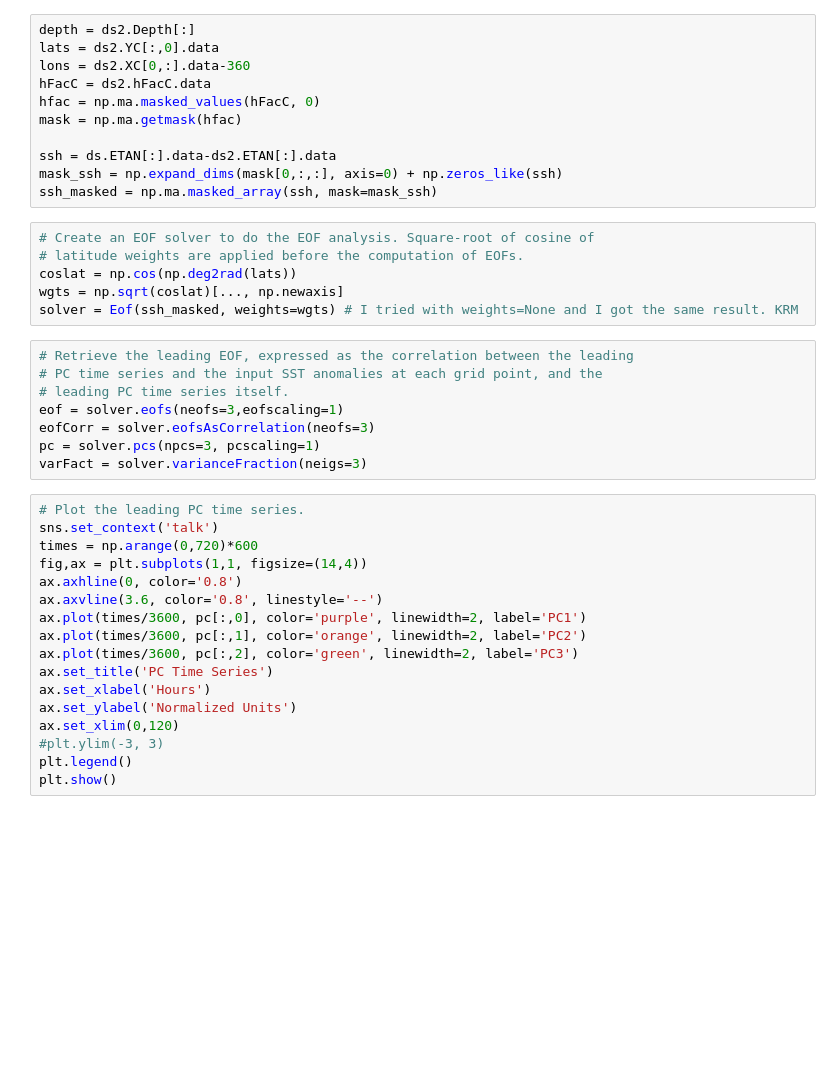
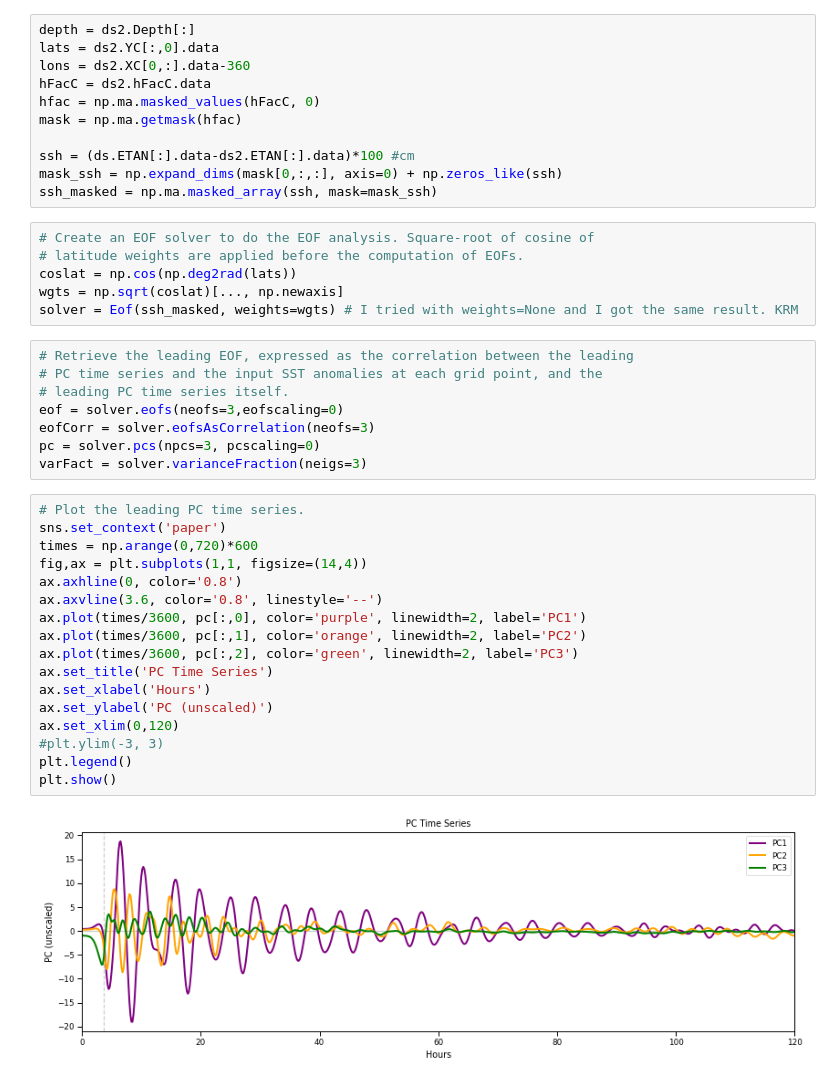
Before and after one commit to anakarinarm/notebooks_SVB, a Jupyter notebook: MITgcm/domain5/figures_paper/figure07.ipynb, the cells around one changed output. Saved outputs shown, nothing was run; the diff lists cells and outputs as text; blank space fills up the shorter version.

```diff
--- a/MITgcm/domain5/figures_paper/figure07.ipynb
+++ b/MITgcm/domain5/figures_paper/figure07.ipynb
@@ -33,7 +38,7 @@ hFacC = ds2.hFacC.data
 hfac = np.ma.masked_values(hFacC, 0)
 mask = np.ma.getmask(hfac)
 
-ssh = ds.ETAN[:].data-ds2.ETAN[:].data
+ssh = (ds.ETAN[:].data-ds2.ETAN[:].data)*100 #cm
 mask_ssh = np.expand_dims(mask[0,:,:], axis=0) + np.zeros_like(ssh)
 ssh_masked = np.ma.masked_array(ssh, mask=mask_ssh)
 # %%
@@ -46,25 +51,27 @@ solver = Eof(ssh_masked, weights=wgts) # I tried with weights=None and I got the
 # Retrieve the leading EOF, expressed as the correlation between the leading
 # PC time series and the input SST anomalies at each grid point, and the
 # leading PC time series itself.
-eof = solver.eofs(neofs=3,eofscaling=1)
+eof = solver.eofs(neofs=3,eofscaling=0)
 eofCorr = solver.eofsAsCorrelation(neofs=3)
-pc = solver.pcs(npcs=3, pcscaling=1)
+pc = solver.pcs(npcs=3, pcscaling=0)
 varFact = solver.varianceFraction(neigs=3)
 # %%
 # Plot the leading PC time series.
-sns.set_context('talk')
+sns.set_context('paper')
 times = np.arange(0,720)*600
 fig,ax = plt.subplots(1,1, figsize=(14,4))
 ax.axhline(0, color='0.8')
 ax.axvline(3.6, color='0.8', linestyle='--')
 ax.plot(times/3600, pc[:,0], color='purple', linewidth=2, label='PC1')
 ax.plot(times/3600, pc[:,1], color='orange', linewidth=2, label='PC2')
 ax.plot(times/3600, pc[:,2], color='green', linewidth=2, label='PC3')
 ax.set_title('PC Time Series')
 ax.set_xlabel('Hours')
-ax.set_ylabel('Normalized Units')
+ax.set_ylabel('PC (unscaled)')
 ax.set_xlim(0,120)
 #plt.ylim(-3, 3)
 plt.legend()
 plt.show()
+# %% [output]
+[figure, added]
 # %%
```
Also changed, not shown: parts of 4 cells of this notebook, 1 other file.
